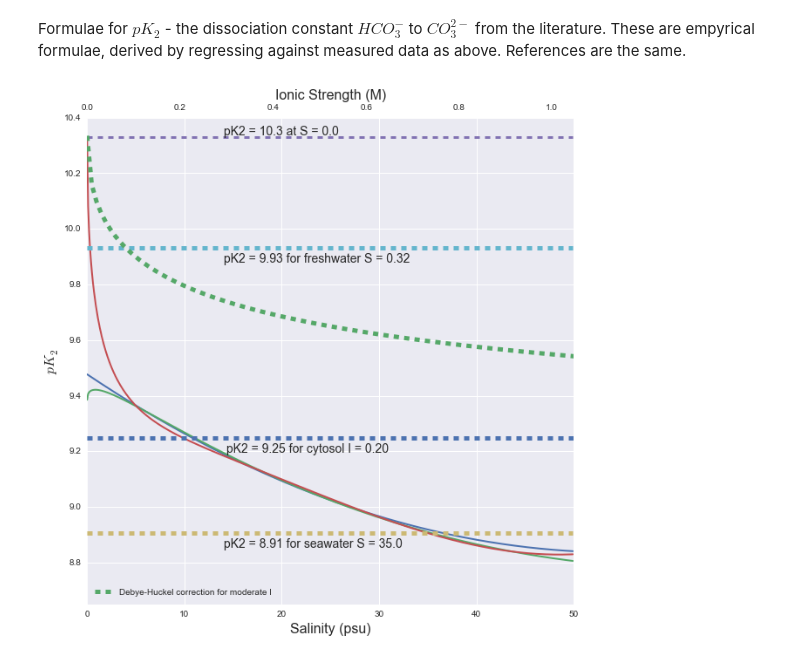
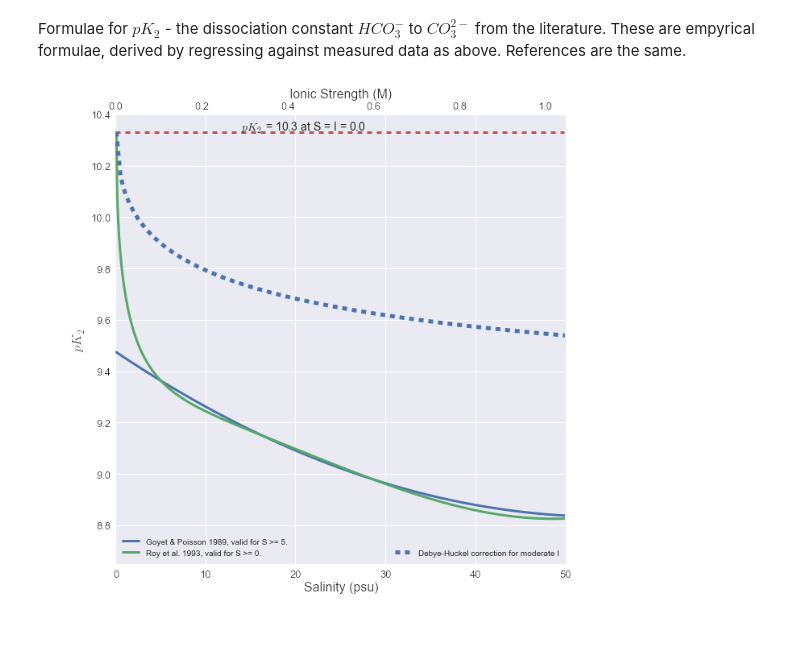
Before and after one commit to niallmm/ccm_Trichodesmium, a Jupyter notebook: python/ipython_notebooks/Empyrical pKas.ipynb, the cells around one changed output. Drawn from its saved outputs; the diff is of its cells as text; code cells hidden in the pictures.

```diff
--- a/python/ipython_notebooks/Empyrical pKas.ipynb
+++ b/python/ipython_notebooks/Empyrical pKas.ipynb
@@ -226,51 +231,58 @@ pK2s_roy_full = pK2_roy_full(S, T)
 pK2_water_25 = pK2_pure_water(T)
 # %%
 pylab.figure(figsize=(10,10))
-pylab.plot(S, pK2s_GP, label='Goyet & Poisson 1989', lw=2)
-pylab.plot(S, pK2s_roy, label='Roy et al. 1993, valid for S >= 5.', lw=2)
-pylab.plot(S, pK2s_roy_full, label='Roy et al. 1993, valid for S >= 0.', lw=2)
+pylab.plot(S, pK2s_GP, label='Goyet & Poisson 1989, valid for S >= 5.', lw=3)
+#pylab.plot(S, pK2s_roy, label='Roy et al. 1993, valid for S >= 5.', lw=2)
+pylab.plot(S, pK2s_roy_full, label='Roy et al. 1993, valid for S >= 0.', lw=3)
 pylab.plot(S, np.ones(S.size)*pK2_water_25, '--', lw=3)
 pylab.text(14, pK2_water_25 + 0.01,
-           'pK2 = %.3g at S = 0.0' % pK2_water_25,
+           '$pK_2$ = %.3g at S = I = 0.0' % pK2_water_25,
             fontsize=14)
 
 seawater_S = 35
 idx_sea = np.where(S <= seawater_S)[0][-1]
 pK2_sea = pK2s_roy_full[idx_sea]
 
 freshwater_S = 0.32
 idx_fresh = np.where(S <= freshwater_S)[0][-1]
 pK2_fresh = pK2s_roy_full[idx_fresh]
 
-pylab.plot(S, np.ones(S.size)*pK2_sea, '--', lw=5)
-pylab.text(14, pK2_sea - 0.05,
-           'pK2 = %.3g for seawater S = %.1f' % (pK2_sea, seawater_S),
-            fontsize=14)
+#pylab.plot(S, np.ones(S.size)*pK2_sea, '--', lw=3)
+#pylab.text(14, pK2_sea - 0.05,
+#           'pK2 = %.3g for seawater S = %.1f' % (pK2_sea, seawater_S),
+#            fontsize=14)
 
-pylab.plot(S, np.ones(S.size)*pK2_fresh, '--', lw=5)
-pylab.text(14, pK2_fresh - 0.05,
-           'pK2 = %.3g for freshwater S = %.2f' % (pK2_fresh, freshwater_S),
-            fontsize=14)
+#pylab.plot(S, np.ones(S.size)*pK2_fresh, '--', lw=3)
+#pylab.text(14, pK2_fresh - 0.05,
+#           'pK2 = %.3g for freshwater S = %.2f' % (pK2_fresh, freshwater_S),
+#            fontsize=14)
 
 pylab.xlabel('Salinity (psu)', fontsize=16)
 pylab.ylabel('$pK_2$', fontsize=16)
+pylab.xticks(fontsize=13)
+pylab.yticks(fontsize=13)
+pylab.legend(loc=3)
 
 pylab.twiny()
 cell_S = 0.2
 idx_cell = np.where(I <= cell_S)[0][-1]
 pK2_cell = pK2s_roy_full[idx_cell]
 
 pylab.xlim(I.min(), I.max())
 pylab.xlabel('Ionic Strength (M)', fontsize=16)
-pylab.plot(I, np.ones(I.size)*pK2_cell, '--', lw=5)
 pylab.plot(I_DH, pK2_DH, '--', lw=5, label='Debye-Huckel correction for moderate I')
-pylab.text(0.3, pK2_cell - 0.05,
-           'pK2 = %.3g for cytosol I = %.2f' % (pK2_cell, cell_S),
-            fontsize=14)
+
+#pylab.plot(I, np.ones(I.size)*pK2_cell, '--', lw=3)
+#pylab.text(0.3, pK2_cell - 0.05,
+#           'pK2 = %.3g for cytosol I = %.2f' % (pK2_cell, cell_S),
+#            fontsize=14)
 pylab.grid(b=False)
+pylab.xticks(fontsize=13)
 
-pylab.legend(loc=3)
+pylab.savefig('pk2_salinity.pdf')
+
+pylab.legend(loc=4)
 pylab.ylim(8.65, 10.4)
 pylab.show()
 # %% [output]
-[figure, old version]
+[figure, new version]
```
Also changed, not shown: parts of 2 cells of this notebook, 3 other files.
